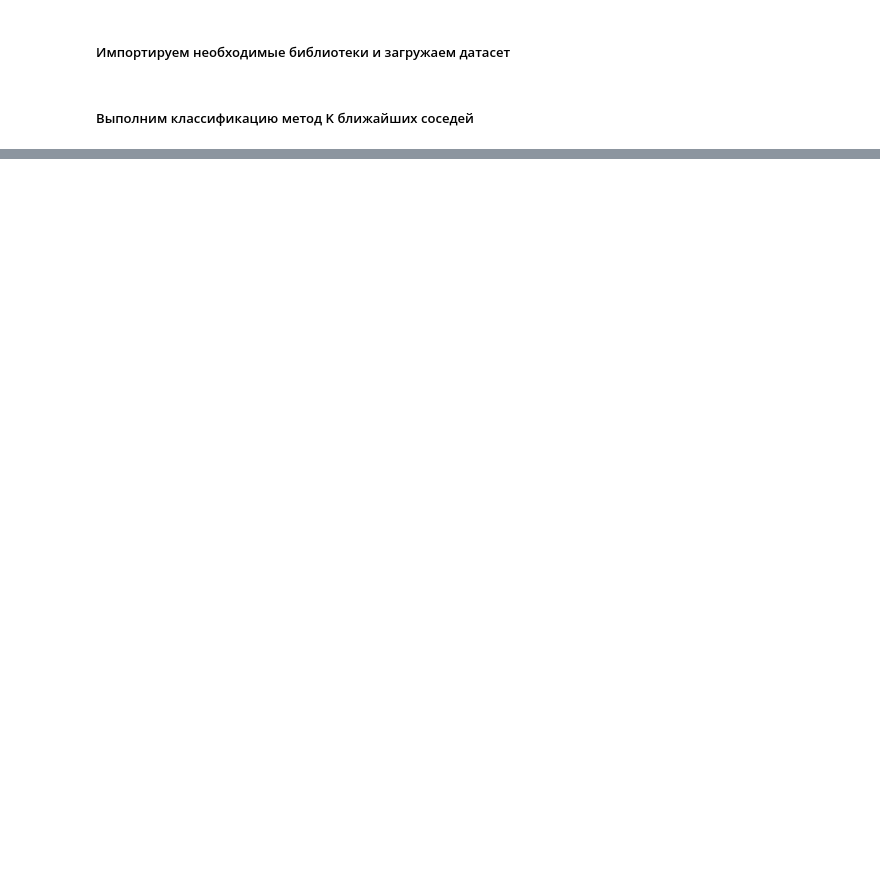
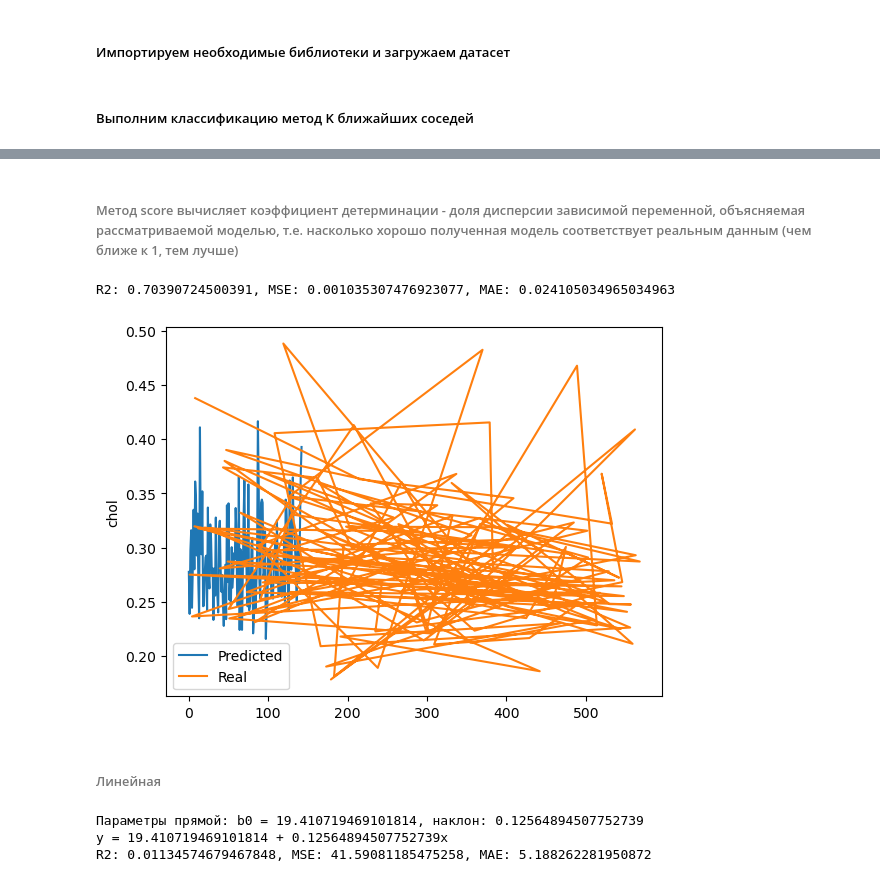
Before and after one commit to stefoff/vvsu_ml, a Jupyter notebook: Lab4/Lab4.ipynb, the cells around one changed output, grey strips where cells are left out. Drawn from its saved outputs; the diff is of its cells as text; code cells hidden in the pictures; blank space fills up the shorter version.

```diff
--- a/Lab4/Lab4.ipynb
+++ b/Lab4/Lab4.ipynb
@@ -35,0 +182,8 @@ array([0, 1, 1, 1, 1, 1, 0, 1, 1, 1, 0, 1, 0, 0, 0, 1, 1, 0, 1, 1, 0, 1,
+# %%
+import matplotlib.pyplot as plt
+from sklearn.preprocessing import StandardScaler
+from sklearn.neighbors import KNeighborsRegressor
+
+scaler = StandardScaler()
+x = scaler.fit_transform(df)
+y = df.symmetry_worst
@@ -35,0 +192,2 @@ array([0, 1, 1, 1, 1, 1, 0, 1, 1, 1, 0, 1, 0, 0, 0, 1, 1, 0, 1, 1, 0, 1,
+# %%
+xTrain, xTest, yTrain, yTest = train_test_split(x, y, test_size = 0.25)
@@ -35,0 +198,5 @@ array([0, 1, 1, 1, 1, 1, 0, 1, 1, 1, 0, 1, 0, 0, 0, 1, 1, 0, 1, 1, 0, 1,
+# %%
+Regr = KNeighborsRegressor(n_neighbors=5)
+Regr.fit(xTrain, yTrain)
+YPred = Regr.predict(xTest)
+YPred
@@ -35,0 +262,47 @@ array([0, 1, 1, 1, 1, 1, 0, 1, 1, 1, 0, 1, 0, 0, 0, 1, 1, 0, 1, 1, 0, 1,
+# %% [markdown]
+###### Метод score вычисляет коэффициент детерминации - доля дисперсии зависимой переменной, объясняемая рассматриваемой моделью, т.е. насколько хорошо полученная модель соответствует реальным данным (чем ближе к 1, тем лучше)
+# %%
+rsq = Regr.score(xTest, yTest)
+mse = ((YPred - yTest)**2).mean()
+mae = np.abs(YPred - yTest).mean()
+print(f'R2: {rsq}, MSE: {mse}, MAE: {mae}')
+# %% [output]
+R2: 0.70390724500391, MSE: 0.001035307476923077, MAE: 0.024105034965034963
+# %%
+plt.plot(YPred)
+plt.plot(yTest)
+plt.legend(["Predicted", "Real"])
+plt.ylabel("chol")
+plt.show()
+# %% [output]
+[figure, added]
+# %% [markdown]
+###### Линейная
+# %%
+from sklearn import linear_model
+from sklearn.preprocessing import MinMaxScaler
+
+diag_M = df[df['diagnosis'] == 0][['radius_mean','texture_mean']].to_numpy()
+norm = MinMaxScaler()
+temp = norm.fit_transform(diag_M)
+radius_mean = diag_M[:,1]
+texture_mean = diag_M[:,0].reshape(-1,1)
+
+#обучение модели
+linReg = linear_model.LinearRegression()
+linReg.fit(texture_mean, radius_mean)
+
+#построение предсказания
+radius_meanPred = linReg.predict(texture_mean)
+
+print(f"Параметры прямой: b0 = {linReg.intercept_}, наклон: {linReg.coef_[0]}")
+print(f"y = {linReg.intercept_} + {linReg.coef_[0]}x")
+
+rsq = linReg.score(texture_mean, radius_mean)
+mse = ((texture_mean - radius_mean)**2).mean()
+mae = np.abs(texture_mean - radius_mean).mean()
+print(f"R2: {rsq}, MSE: {mse}, MAE: {mae}")
+# %% [output]
+Параметры прямой: b0 = 19.410719469101814, наклон: 0.12564894507752739
+y = 19.410719469101814 + 0.12564894507752739x
+R2: 0.01134574679467848, MSE: 41.59081185475258, MAE: 5.188262281950872
```
Also changed, not shown: parts of 41 cells of this notebook.
